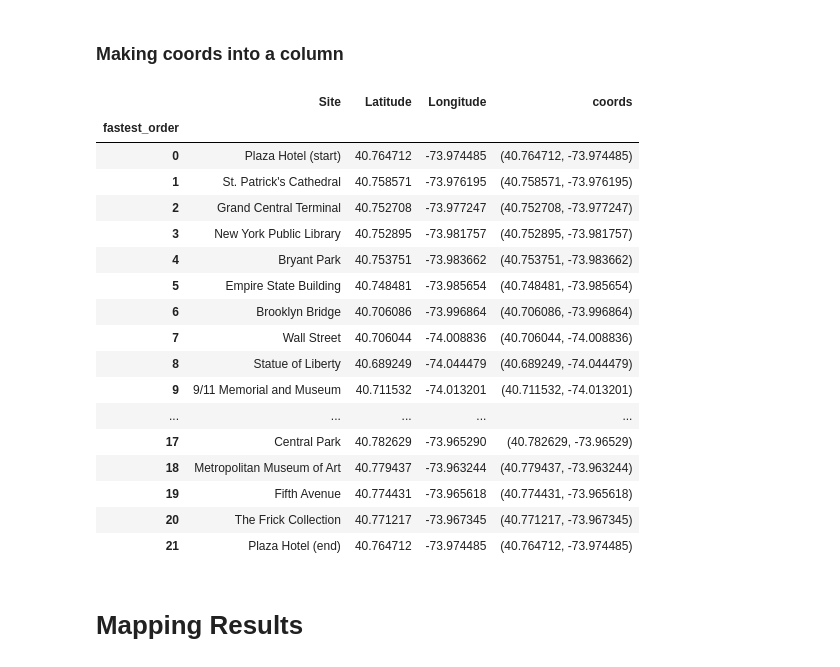
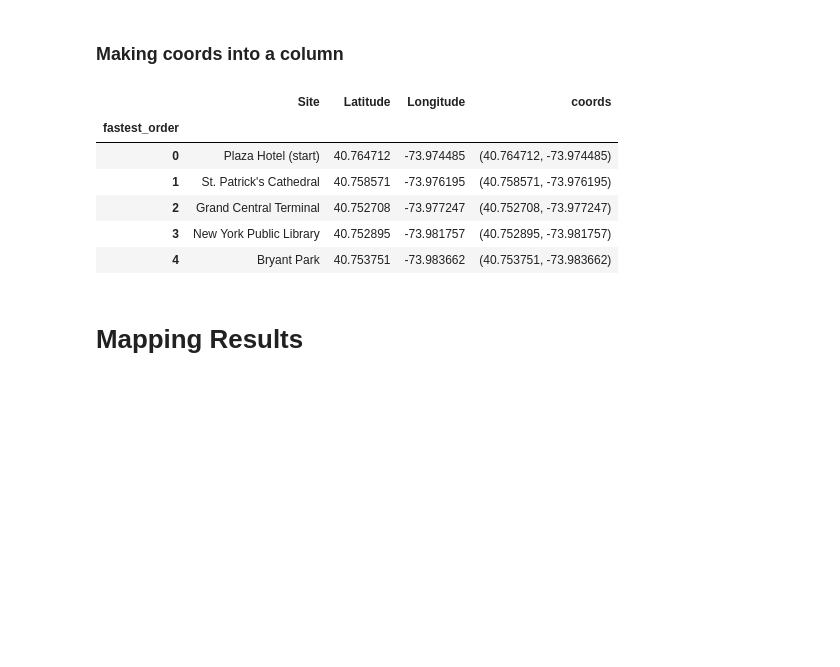
Before and after one commit to gregfeliu/Day_Trip_Planner, a Jupyter notebook: Day_Trip_Planner.ipynb, the cells around one changed output. Saved outputs shown, nothing was run; the diff lists cells and outputs as text; code cells hidden in the pictures; blank space fills up the shorter version.

```diff
--- a/Day_Trip_Planner.ipynb
+++ b/Day_Trip_Planner.ipynb
@@ -322,6 +268,6 @@ itinerary_df.head(2)
 | 0 | Statue of Liberty | 40.689249 | -74.044479 |
 | 1 | Central Park | 40.782629 | -73.965290 |
 # %%
-# itinerary_df.iloc[0] = ['Plaza Hotel (start)', 40.764712, -73.974485]
-# itinerary_df.iloc[-1] = ['Plaza Hotel (end)', 40.764712, -73.974485]
+itinerary_df.iloc[0] = ['Plaza Hotel (start)', 40.764712, -73.974485]
+itinerary_df.iloc[-1] = ['Plaza Hotel (end)', 40.764712, -73.974485]
 # %%
@@ -370,26 +305,15 @@ itinerary_df.set_index('fastest_order', inplace=True)
 # %%
 itinerary_df['coords'] = list(zip(itinerary_df['Latitude'], itinerary_df['Longitude']))
 # %%
-itinerary_df
+itinerary_df.head()
 # %% [output]
 |  | Site | Latitude | Longitude | coords |
 | fastest_order |  |  |  |  |
 | 0 | Plaza Hotel (start) | 40.764712 | -73.974485 | (40.764712, -73.974485) |
 | 1 | St. Patrick's Cathedral | 40.758571 | -73.976195 | (40.758571, -73.976195) |
 | 2 | Grand Central Terminal | 40.752708 | -73.977247 | (40.752708, -73.977247) |
 | 3 | New York Public Library | 40.752895 | -73.981757 | (40.752895, -73.981757) |
 | 4 | Bryant Park | 40.753751 | -73.983662 | (40.753751, -73.983662) |
-| 5 | Empire State Building | 40.748481 | -73.985654 | (40.748481, -73.985654) |
-| 6 | Brooklyn Bridge | 40.706086 | -73.996864 | (40.706086, -73.996864) |
-| 7 | Wall Street | 40.706044 | -74.008836 | (40.706044, -74.008836) |
-| 8 | Statue of Liberty | 40.689249 | -74.044479 | (40.689249, -74.044479) |
-| 9 | 9/11 Memorial and Museum | 40.711532 | -74.013201 | (40.711532, -74.013201) |
-| ... | ... | ... | ... | ... |
-| 17 | Central Park | 40.782629 | -73.965290 | (40.782629, -73.96529) |
-| 18 | Metropolitan Museum of Art | 40.779437 | -73.963244 | (40.779437, -73.963244) |
-| 19 | Fifth Avenue | 40.774431 | -73.965618 | (40.774431, -73.965618) |
-| 20 | The Frick Collection | 40.771217 | -73.967345 | (40.771217, -73.967345) |
-| 21 | Plaza Hotel (end) | 40.764712 | -73.974485 | (40.764712, -73.974485) |
 # %% [markdown]
 # Mapping Results
 # %% [markdown]
```
Also changed, not shown: parts of 18 cells of this notebook.
